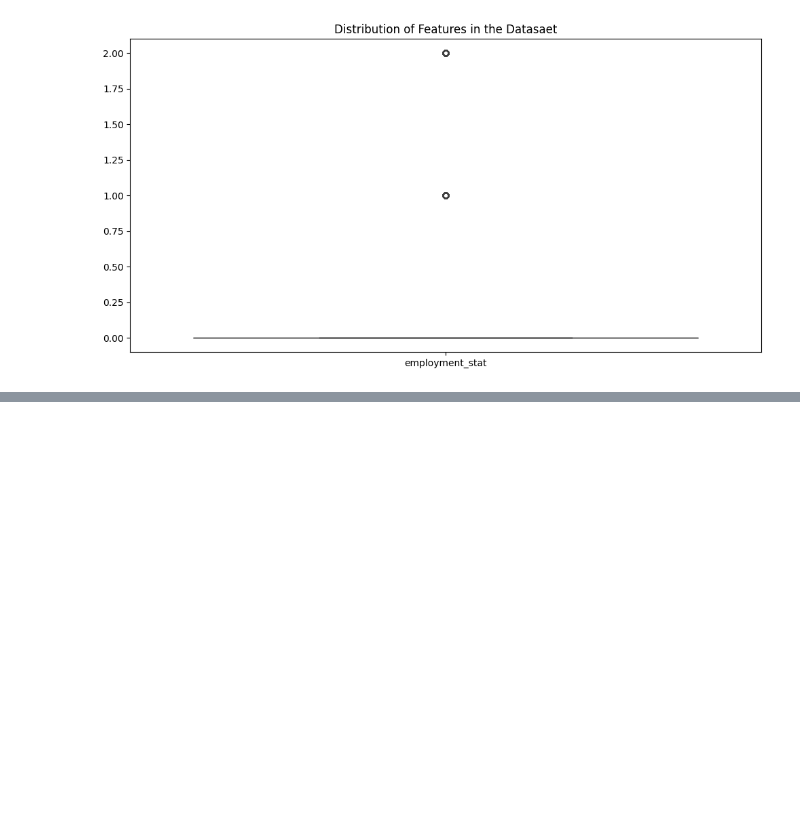
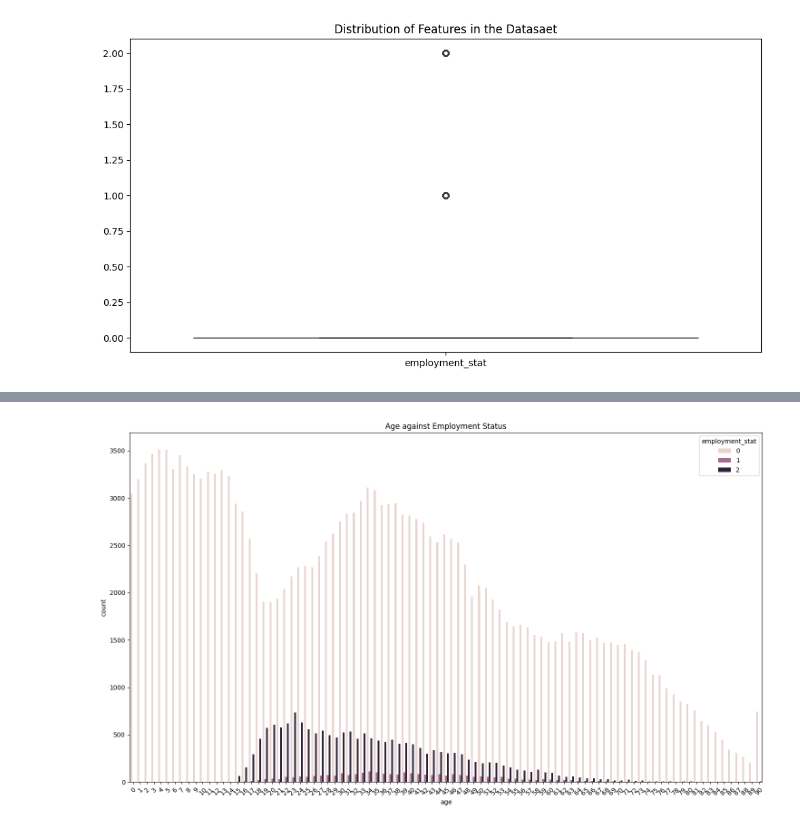
Before and after one commit to tettehosabutey49/Income_Prediction_APP, a Jupyter notebook: Notebook_Income.ipynb, the cells around one changed output, grey strips where cells are left out. Saved outputs shown, nothing was run; the diff lists cells and outputs as text; code cells hidden in the pictures; blank space fills up the shorter version.

```diff
--- a/Notebook_Income.ipynb
+++ b/Notebook_Income.ipynb
@@ -220,0 +344,8 @@ plt.show()
+# %%
+fig = plt.figure(figsize=(18,10))
+sns.countplot(data=df, x="age", hue=df["employment_stat"])
+plt.title("Age against Employment Status")
+plt.xticks(rotation=45)
+plt.show()
+# %% [output]
+[figure, added]
```
Also changed, not shown: parts of 73 cells of this notebook, 6 other files.
